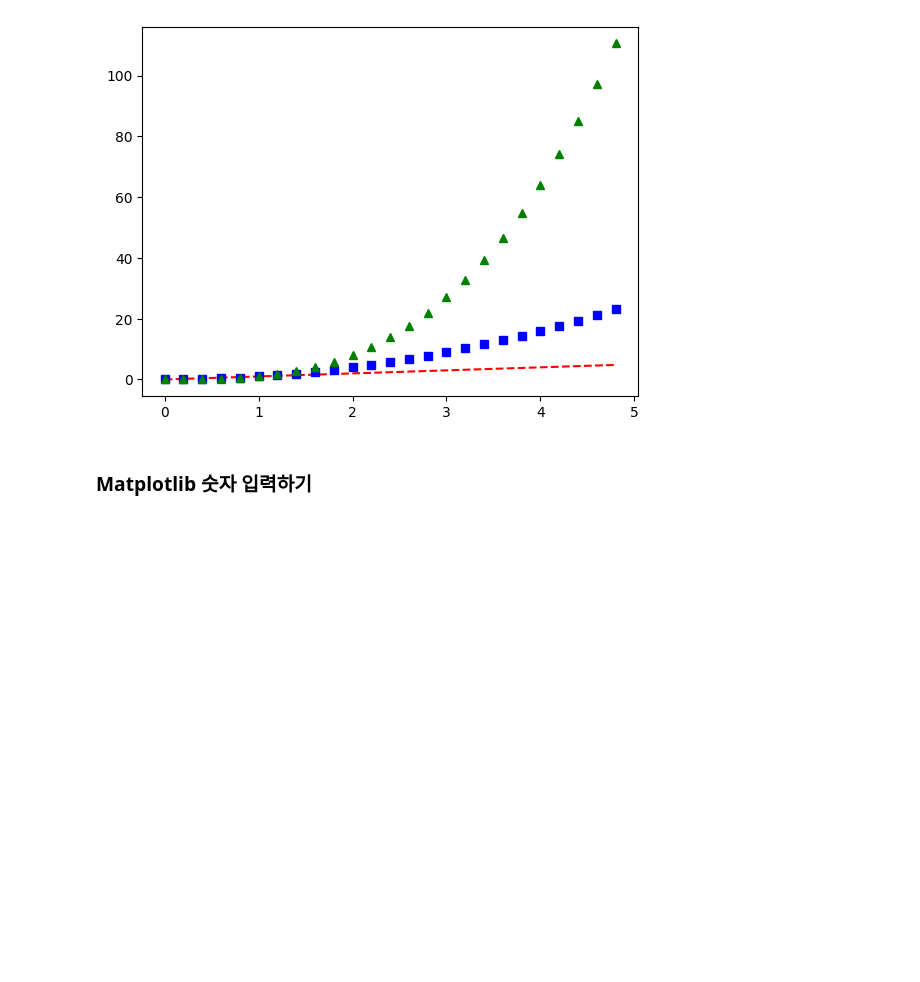
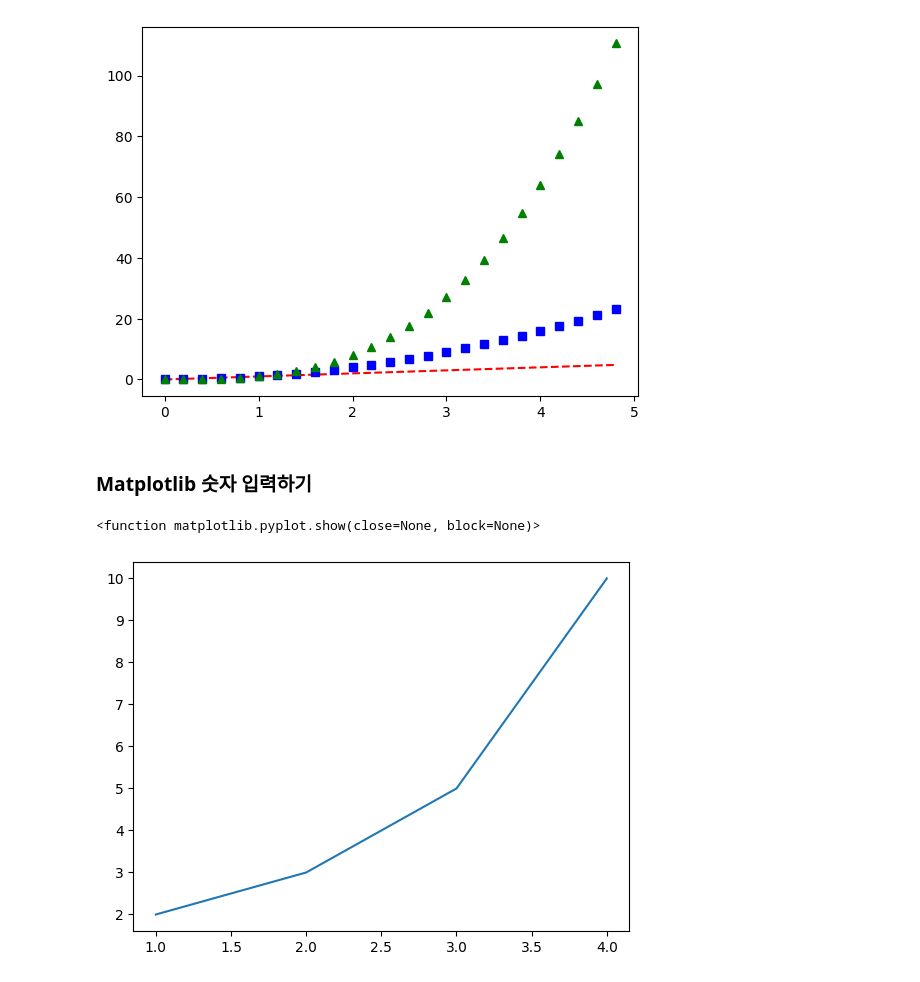
Before and after one commit to 00jonghyeon00/Python_Matplotlib, a Jupyter notebook: Matplotlib_01.ipynb, the cells around one changed output. Cells and saved outputs as stored; diff of their text form; code cells hidden in the pictures; blank space fills up the shorter version.

```diff
--- a/Matplotlib_01.ipynb
+++ b/Matplotlib_01.ipynb
@@ -31,3 +31,11 @@ plt.show()
 [figure]
 # %% [markdown]
 ### Matplotlib 숫자 입력하기
+# %%
+### plot() 함수에 두 개의 리스트를 입력하면 순서대로 x, y값들로 인식
+
+plt.plot( [ 1,2,3,4,], [2,3,5,10] )
+plt.show
+# %% [output]
+<function matplotlib.pyplot.show(close=None, block=None)>
+[figure, added]
```
Also changed, not shown: parts of 8 cells of this notebook.
